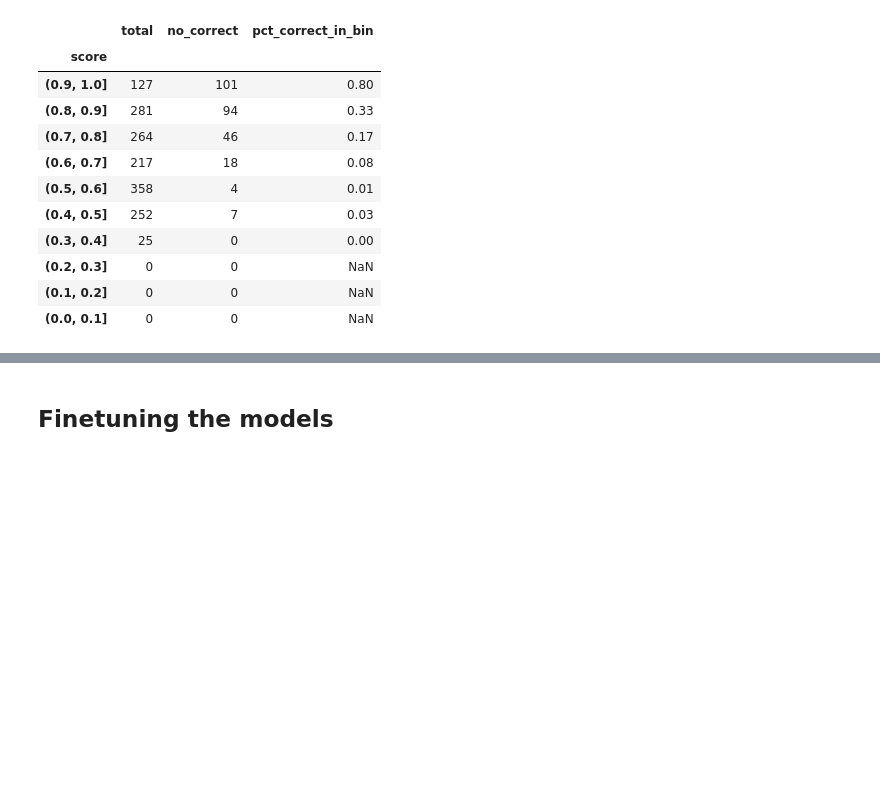
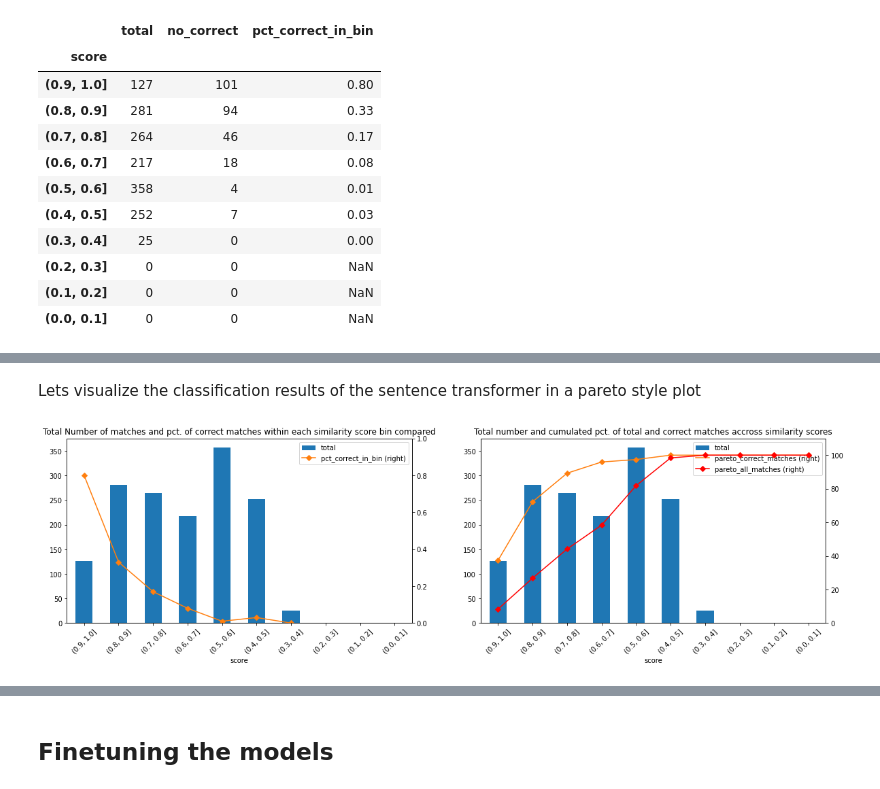
Before and after one commit to Heity94/TWSM_Lab, a Jupyter notebook: Project/Team1_ProjectReport_main.ipynb, the cells around one changed output, grey strips where cells are left out. Saved outputs shown, nothing was run; the diff lists cells and outputs as text; code cells hidden in the pictures; blank space fills up the shorter version.

```diff
--- a/Project/Team1_ProjectReport_main.ipynb
+++ b/Project/Team1_ProjectReport_main.ipynb
@@ -498,0 +524,31 @@ sent_tran_scores_bin
+# %% [markdown]
+Lets visualize the classification results of the sentence transformer in a pareto style plot
+# %%
+sent_tran_scores_bin['pareto_correct_matches'] = 100 *sent_tran_scores_bin.no_correct.cumsum() / sent_tran_scores_bin.no_correct.sum()
+sent_tran_scores_bin['pareto_all_matches'] = 100 *sent_tran_scores_bin.total.cumsum() / sent_tran_scores_bin.total.sum()
+fig, axes = plt.subplots(1,2, figsize=(20,5))
+
+
+#First plot
+ax01 = sent_tran_scores_bin.plot(use_index=True, y='total',  kind='bar', ax=axes[0])
+ax02 = sent_tran_scores_bin.plot(use_index=True, y='pct_correct_in_bin', marker='D', color="C1", kind='line', ax=axes[0], secondary_y=True)
+
+for tick in ax01.get_xticklabels():
+    tick.set_rotation(45)
+
+ax02.set_ylim([0,1]);
+axes[0].set_title("Total Number of matches and pct. of correct matches within each similarity score bin compared");
+
+
+# 2nd plot
+ax1 = sent_tran_scores_bin.plot(use_index=True, y='total',  kind='bar', ax=axes[1])
+ax2 = sent_tran_scores_bin.plot(use_index=True, y='pareto_correct_matches', marker='D', color="C1", kind='line', ax=axes[1], secondary_y=True)
+ax4 = sent_tran_scores_bin.plot(use_index=True, y='pareto_all_matches', marker='D', color="red", kind='line', ax=axes[1], secondary_y=True)
+axes[1].set_title("Total number and cumulated pct. of total and correct matches accross similarity scores");
+
+for tick in ax1.get_xticklabels():
+    tick.set_rotation(45)
+
+ax2.set_ylim([0,110]);
+# %% [output]
+[figure, added]
```
Also changed, not shown: parts of 11 cells of this notebook.
